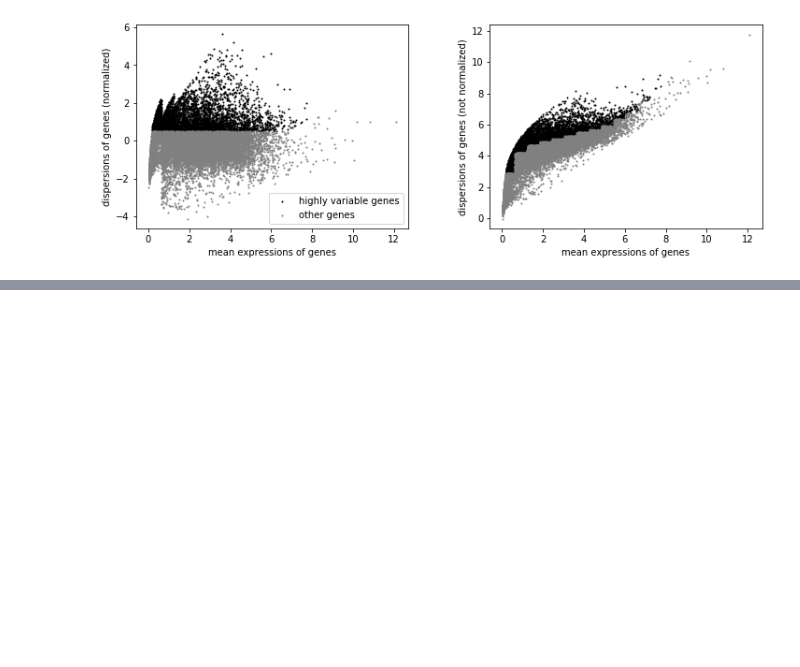
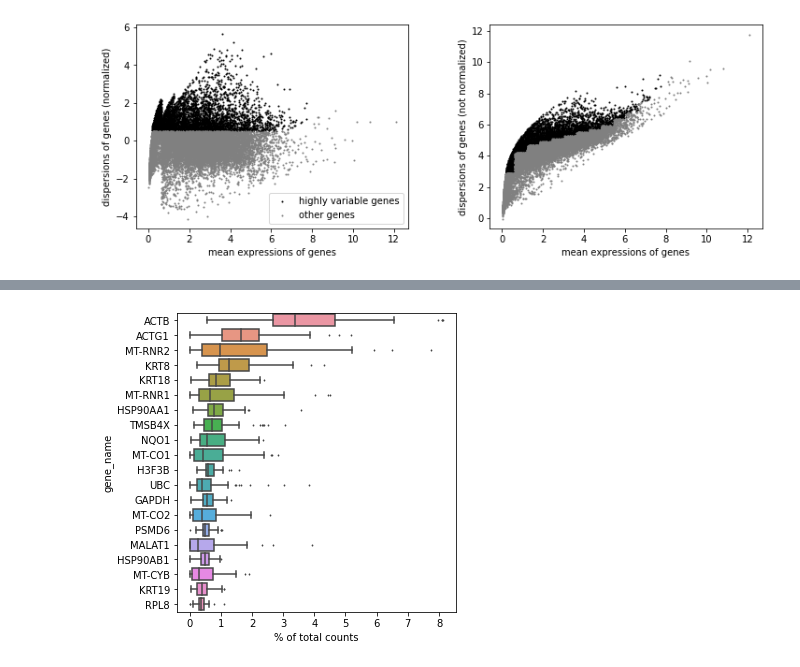
Before and after one commit to echosun77/echosun77-MCF7_hyperspectral_imaging_sequencing, a Jupyter notebook: NextSeq_pipeline/make_h5ad_QC.ipynb, the cells around one changed output, grey strips where cells are left out. Drawn from its saved outputs; the diff is of its cells as text; code cells hidden in the pictures; blank space fills up the shorter version.

```diff
--- a/NextSeq_pipeline/make_h5ad_QC.ipynb
+++ b/NextSeq_pipeline/make_h5ad_QC.ipynb
@@ -117,0 +195,4 @@ sc.tl.pca(adata, svd_solver='arpack')
+# %%
+sc.pl.highest_expr_genes(adata, n_top=20)
+# %% [output]
+[figure, added]
```
Also changed, not shown: parts of 19 cells of this notebook, 33 other files.
